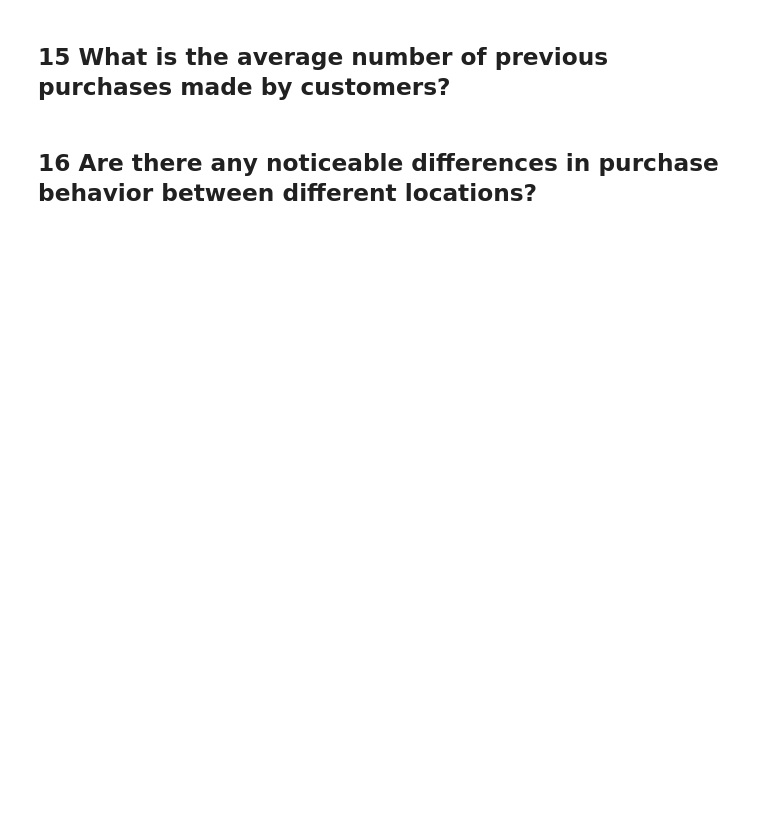
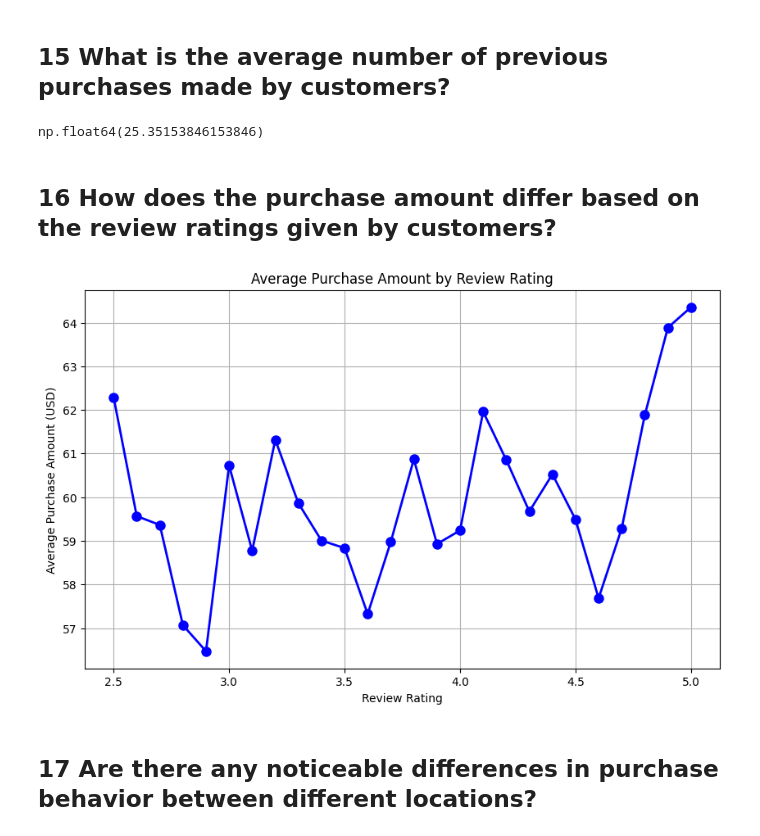
Before and after one commit to siddhima22/shopping_data_analysis, a Jupyter notebook: main.ipynb, the cells around one changed output. Saved outputs shown, nothing was run; the diff lists cells and outputs as text; code cells hidden in the pictures; blank space fills up the shorter version.

```diff
--- a/main.ipynb
+++ b/main.ipynb
@@ -842,2 +815,8 @@ plt.show()
 # %% [markdown]
 ## 15 What is the average number of previous purchases made by customers?
+# %%
+shop['Previous Purchases'].mean()
+# %% [output]
+np.float64(25.35153846153846)
+# %% [markdown]
+## 16 How does the purchase amount differ based on the review ratings given by customers?
@@ -844,2 +825,22 @@ plt.show()
+# %%
+purchase_by_rating = shop.groupby('Review Rating')['Purchase Amount (USD)'].mean().reset_index()
+
+# Sort data if needed (optional)
+purchase_by_rating = purchase_by_rating.sort_values('Review Rating')
+
+# Create a line plot
+plt.figure(figsize=(10,6))
+plt.plot(purchase_by_rating['Review Rating'], purchase_by_rating['Purchase Amount (USD)'], marker='o', color='b', linestyle='-', linewidth=2, markersize=8)
+
+# Add labels and title
+plt.xlabel('Review Rating')
+plt.ylabel('Average Purchase Amount (USD)')
+plt.title('Average Purchase Amount by Review Rating')
+plt.grid(True)
+
+# Show the plot
+plt.show()
+# %% [output]
+[figure, added]
 # %% [markdown]
-## 16 Are there any noticeable differences in purchase behavior between different locations?
+## 17 Are there any noticeable differences in purchase behavior between different locations?
```
Also changed, not shown: parts of 13 cells of this notebook, 1 other file.
